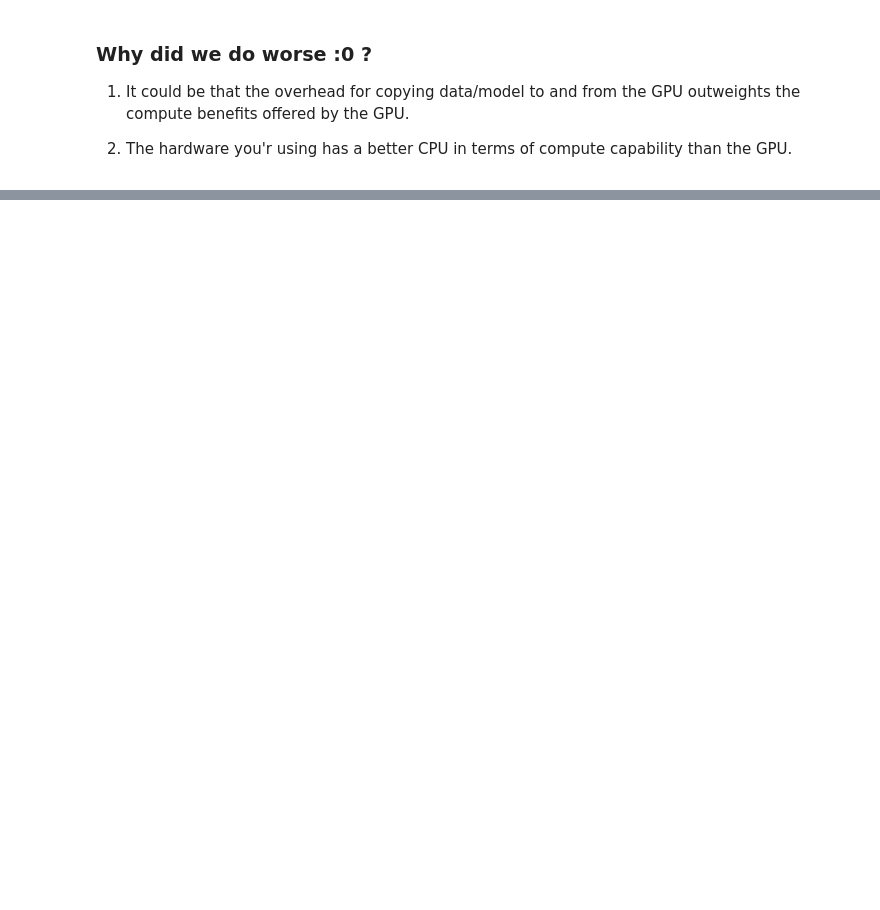
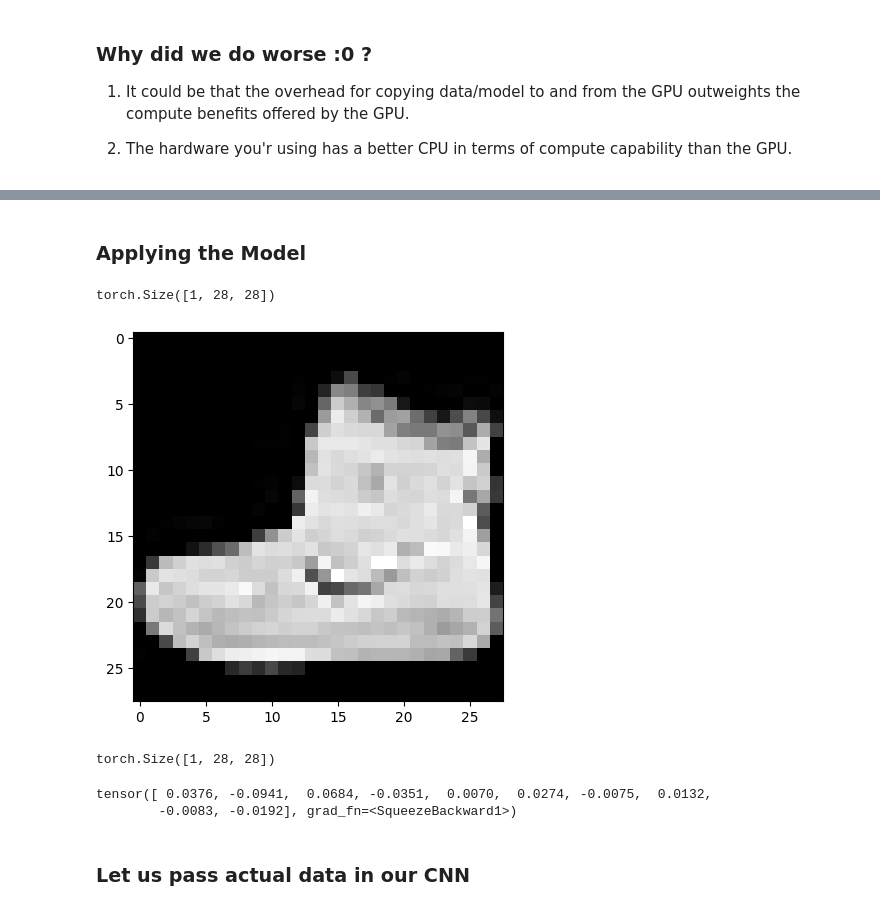
Before and after one commit to tishakbhavsar/practising-pytorch, a Jupyter notebook: 03_pyth.ipynb, the cells around one changed output, grey strips where cells are left out. Saved outputs shown, nothing was run; the diff lists cells and outputs as text; code cells hidden in the pictures; blank space fills up the shorter version.

```diff
--- a/03_pyth.ipynb
+++ b/03_pyth.ipynb
@@ -534,0 +734,15 @@ results
+# %% [markdown]
+### Applying the Model
+# %%
+image.shape
+# %% [output]
+torch.Size([1, 28, 28])
+# %%
+plt.imshow(image.squeeze(), cmap="gray");
+# %% [output]
+[figure, added]
+# %%
+rand_image_tensor = torch.randn(size=(1,28,28))
+rand_image_tensor.shape
+# %% [output]
+torch.Size([1, 28, 28])
@@ -534,0 +751,8 @@ results
+# %%
+logits = logits.squeeze(dim=0)
+print(logits)
+# %% [output]
+tensor([ 0.0376, -0.0941,  0.0684, -0.0351,  0.0070,  0.0274, -0.0075,  0.0132,
+        -0.0083, -0.0192], grad_fn=<SqueezeBackward1>)
+# %% [markdown]
+### Let us pass actual data in our CNN
```
Also changed, not shown: parts of 62 cells of this notebook.
